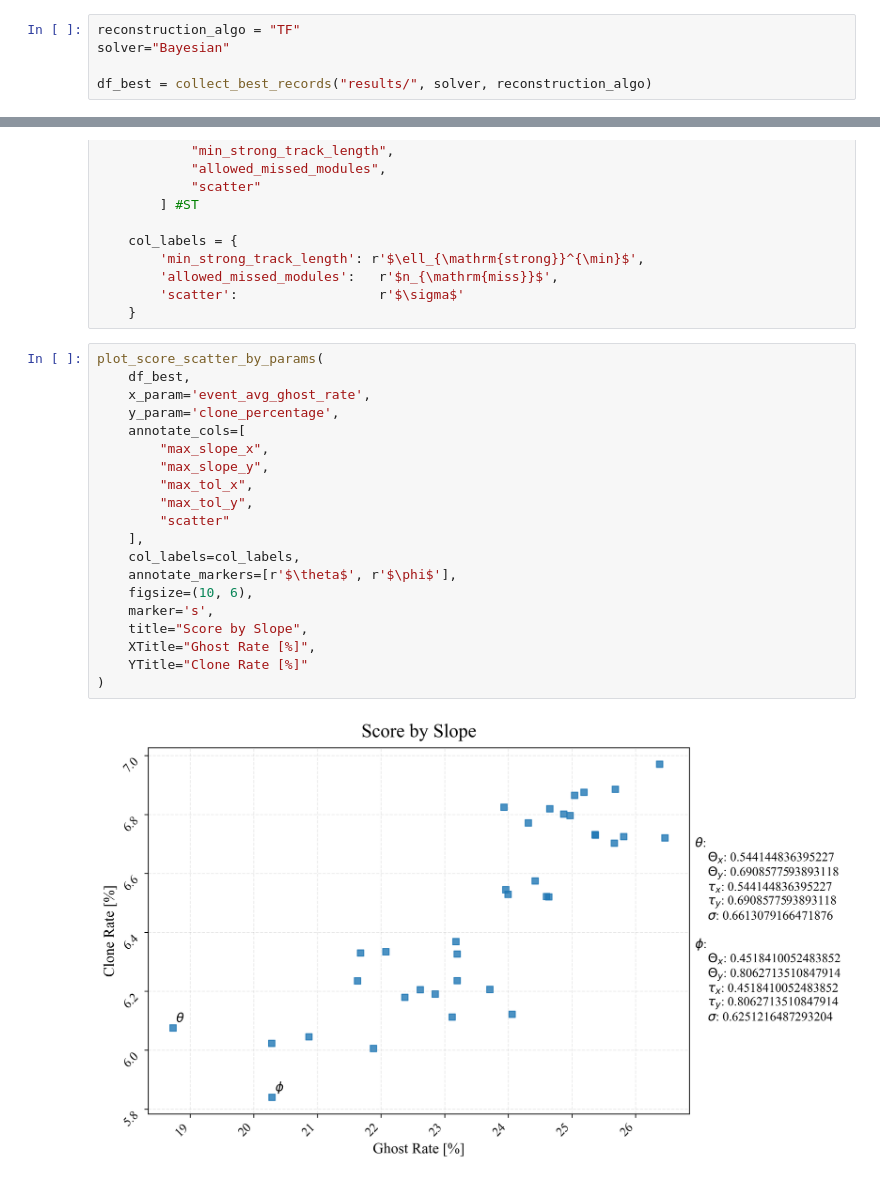
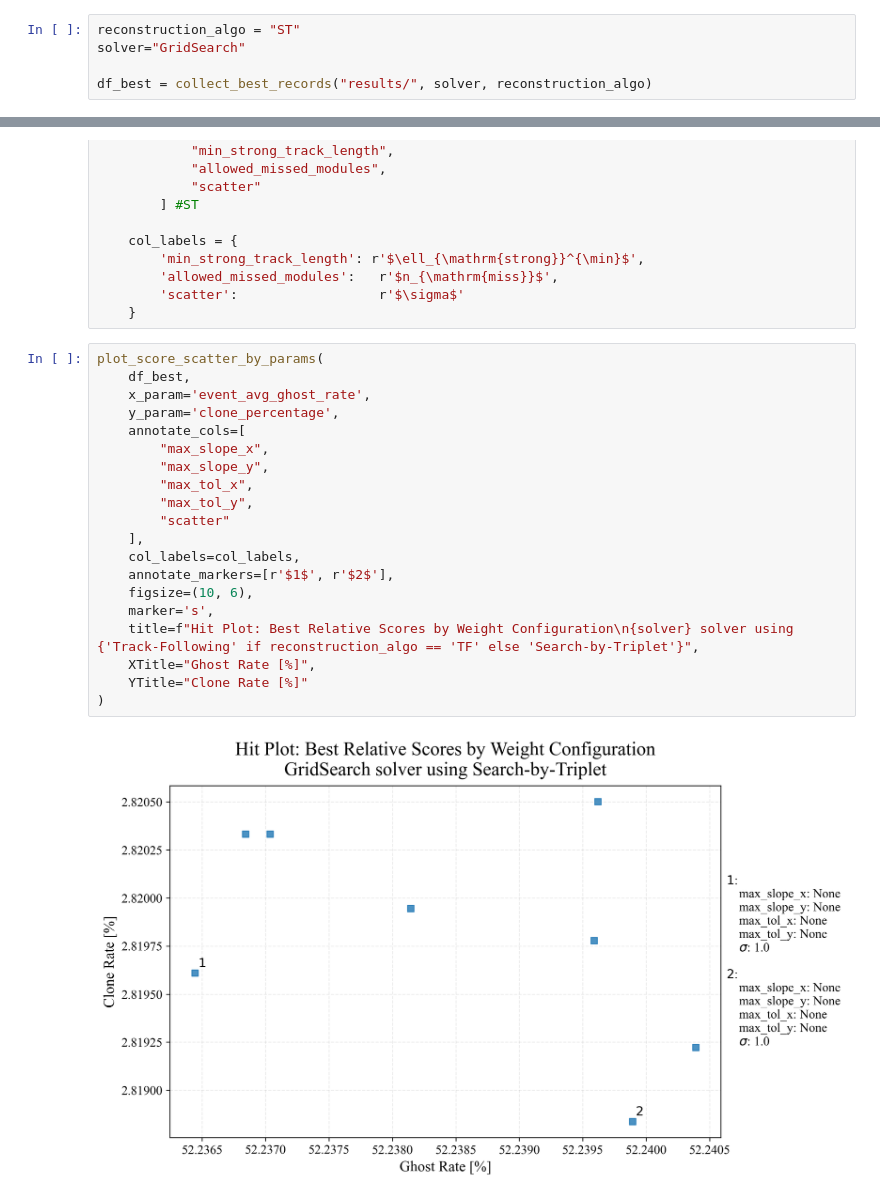
Before and after one commit to SvenHockers/velopix_tracking, a Jupyter notebook: results/Example_multiple_results.ipynb, the cells around one changed output, grey strips where cells are left out. Drawn from its saved outputs; the diff is of its cells as text.

Commit message:
Updated graph

```diff
--- a/results/Example_multiple_results.ipynb
+++ b/results/Example_multiple_results.ipynb
@@ -100,8 +100,8 @@ def collect_best_records(
     result = pd.concat(best_slices, ignore_index=True)
     return result
 # %%
-reconstruction_algo = "TF"
-solver="Bayesian"
+reconstruction_algo = "ST"
+solver="GridSearch"
 
 df_best = collect_best_records("results/", solver, reconstruction_algo)
 # %%
@@ -239,25 +237,25 @@ else:
 # %%
 plot_score_scatter_by_params(
     df_best,
     x_param='event_avg_ghost_rate',
     y_param='clone_percentage',
     annotate_cols=[
         "max_slope_x",
         "max_slope_y",
         "max_tol_x",
         "max_tol_y",
         "scatter"
     ],
     col_labels=col_labels,
-    annotate_markers=[r'$\theta$', r'$\phi$'],
+    annotate_markers=[r'$1$', r'$2$'],
     figsize=(10, 6),
     marker='s',
-    title="Score by Slope",
+    title=f"Hit Plot: Best Relative Scores by Weight Configuration\n{solver} solver using {'Track-Following' if reconstruction_algo == 'TF' else 'Search-by-Triplet'}",
     XTitle="Ghost Rate [%]",
     YTitle="Clone Rate [%]"
 )
 # %% [output]
-[figure, old version]
+[figure, new version]
 # %%
 df_best.head()
 # %% [output]
```
Also changed, not shown: parts of 2 cells of this notebook.
